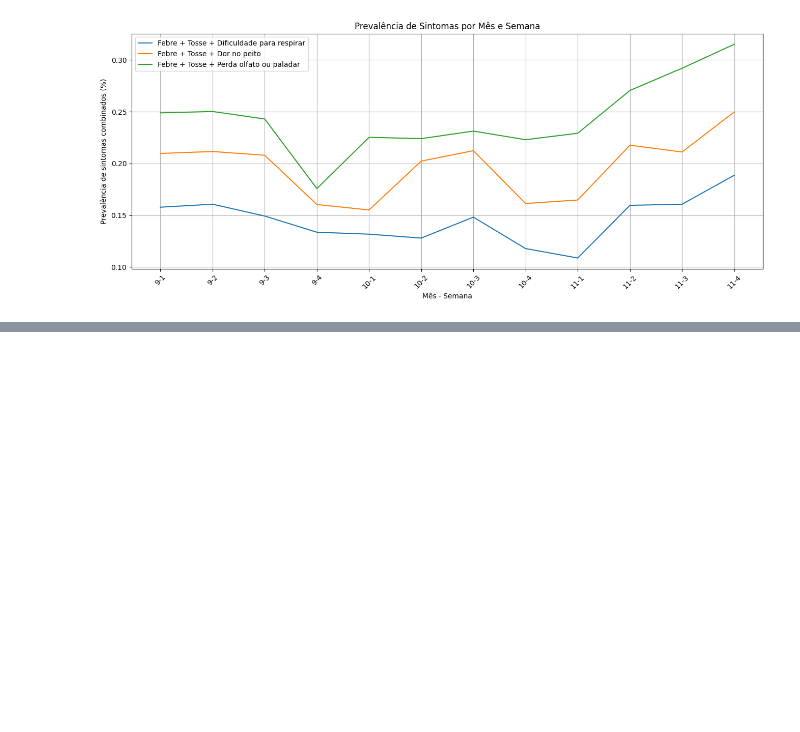
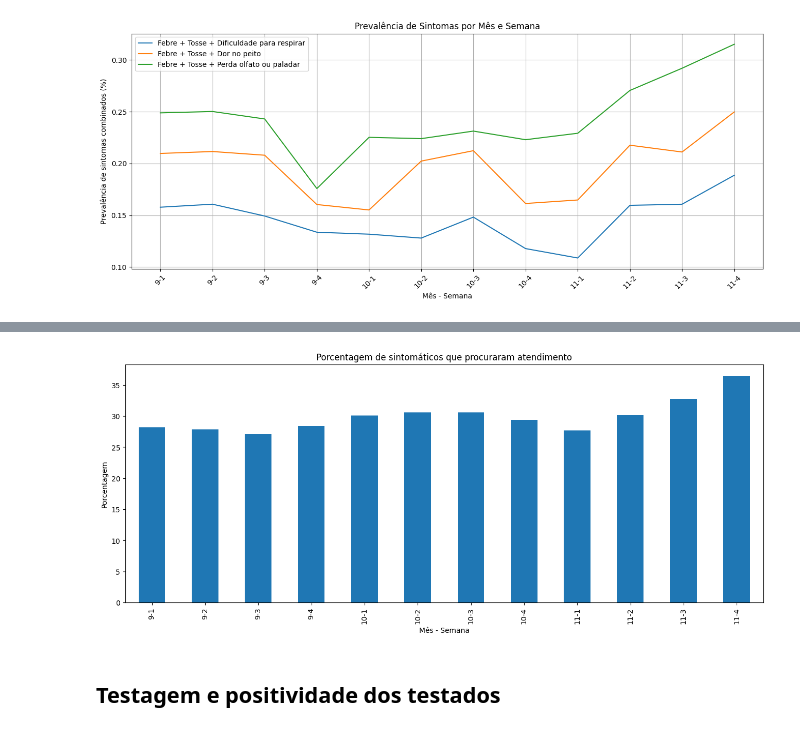
Before and after one commit to jaqueantunes/covid_pos, a Jupyter notebook: pos_T3.ipynb, the cells around one changed output, grey strips where cells are left out. Saved outputs shown, nothing was run; the diff lists cells and outputs as text; code cells hidden in the pictures; blank space fills up the shorter version.

```diff
--- a/pos_T3.ipynb
+++ b/pos_T3.ipynb
@@ -525,0 +666,21 @@ plt.show()
+# %%
+porcentagem_df = porcentagem_sintomaticos_atendimento.reset_index(name='porcentagem')
+porcentagem_df['periodo'] = porcentagem_df['mes'].astype(str) + '-' + porcentagem_df['semana'].astype(str)
+
+
+g = porcentagem_df.plot(
+    kind='bar',
+    x = 'periodo',
+    y = 'porcentagem',
+    figsize=(16,6),
+    title="Porcentagem de sintomáticos que procuraram atendimento",
+    xlabel="Mês - Semana",
+    ylabel="Porcentagem",
+    legend = False
+    )
+
+plt.show()
+# %% [output]
+[figure, added]
+# %% [markdown]
+## **Testagem e positividade dos testados**
```
Also changed, not shown: parts of 8 cells of this notebook.
